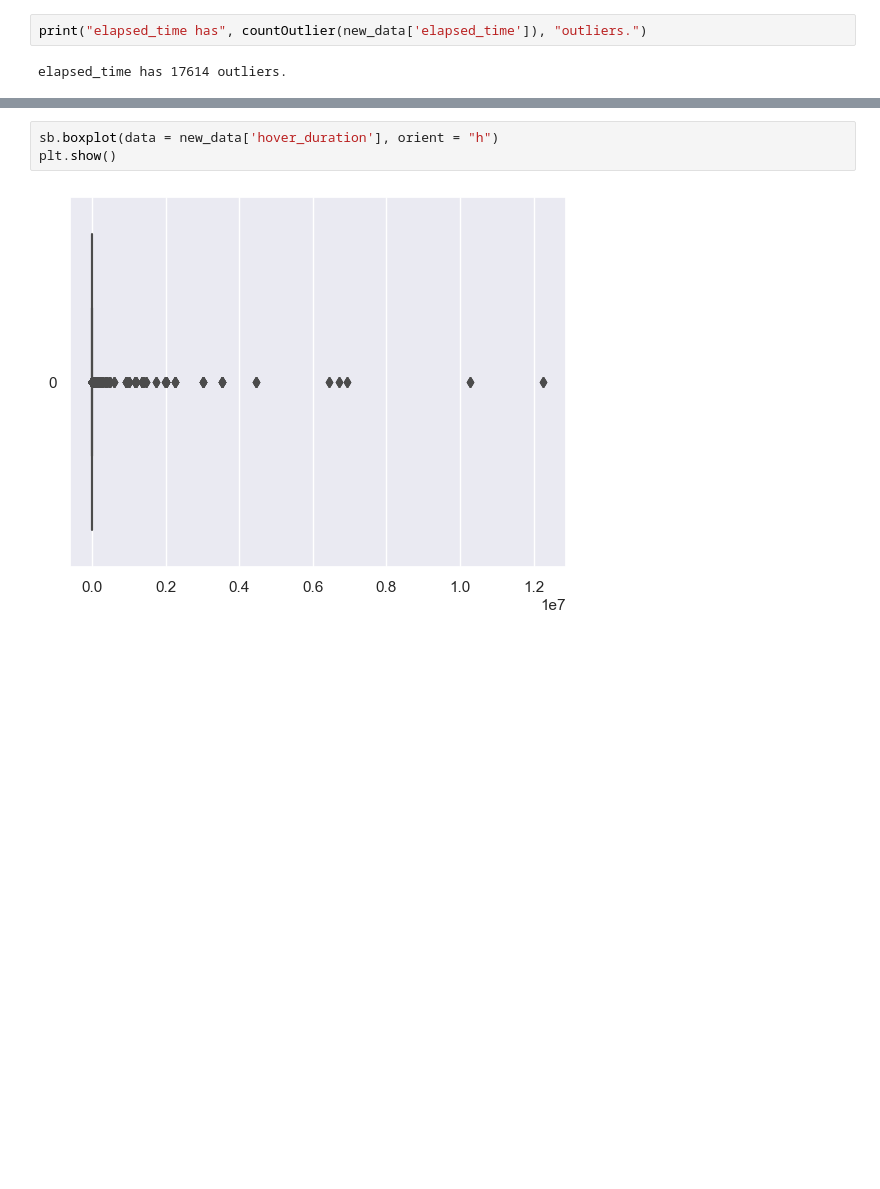
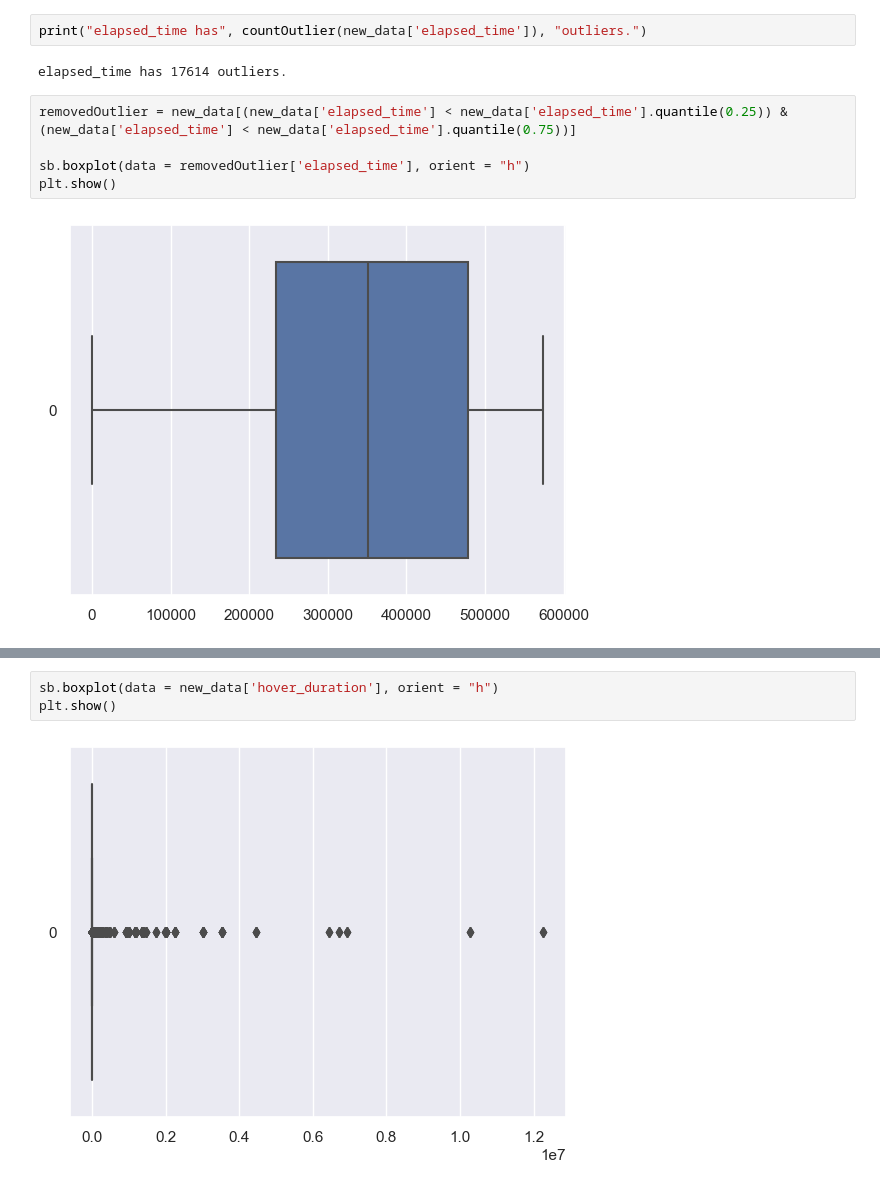
Before and after one commit to sssstforest/SC1015-Group-2, a Jupyter notebook: EDA-CH.ipynb, the cells around one changed output, grey strips where cells are left out. Cells and saved outputs as stored; diff of their text form; blank space fills up the shorter version.

```diff
--- a/EDA-CH.ipynb
+++ b/EDA-CH.ipynb
@@ -965,3 +988,10 @@ def countOutlier(df):
 print("elapsed_time has", countOutlier(new_data['elapsed_time']), "outliers.")
 # %% [output]
 elapsed_time has 17614 outliers.
+# %%
+removedOutlier = new_data[(new_data['elapsed_time'] < new_data['elapsed_time'].quantile(0.25)) & (new_data['elapsed_time'] < new_data['elapsed_time'].quantile(0.75))]
+
+sb.boxplot(data = removedOutlier['elapsed_time'], orient = "h")
+plt.show()
+# %% [output]
+[figure, added]
```
Also changed, not shown: parts of 9 cells of this notebook.
